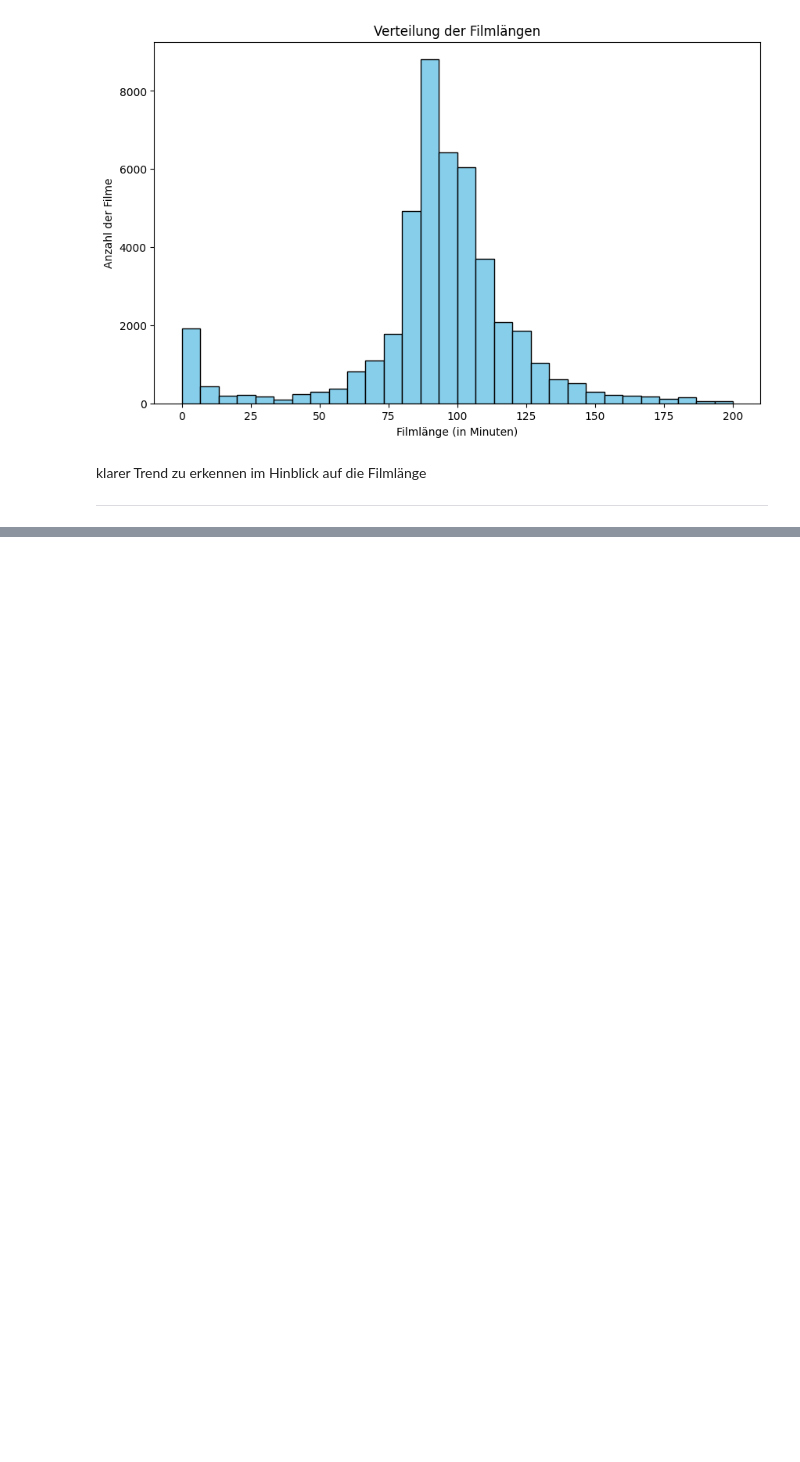
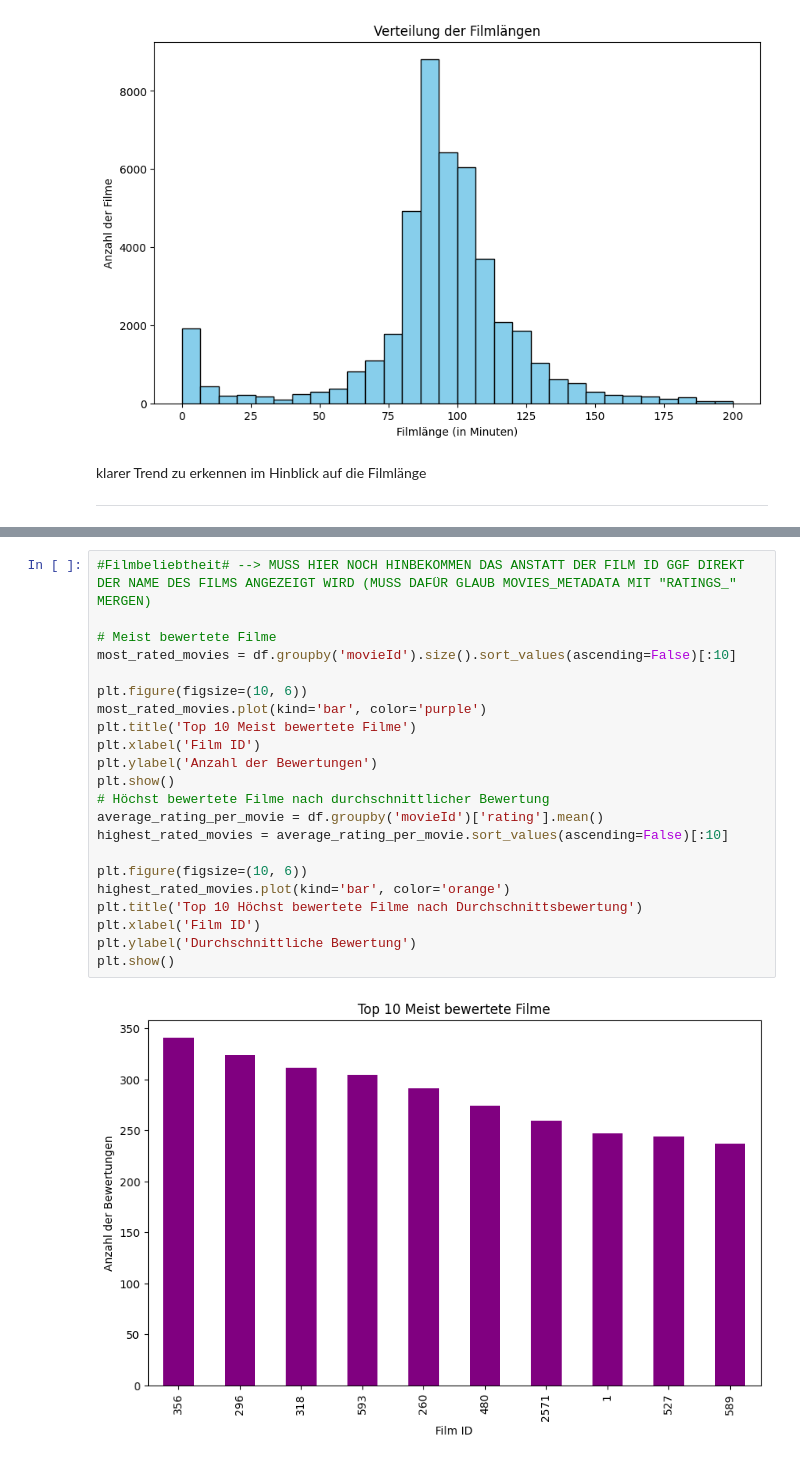
Before and after one commit to Hakan1998/Enterprise-AI-finalproject, a Jupyter notebook: EDA_movie.ipynb, the cells around one changed output, grey strips where cells are left out. Saved outputs shown, nothing was run; the diff lists cells and outputs as text; blank space fills up the shorter version.

```diff
--- a/EDA_movie.ipynb
+++ b/EDA_movie.ipynb
@@ -246,0 +334,24 @@ klarer Trend zu erkennen im Hinblick auf die Filmlänge
+# %%
+#Filmbeliebtheit# --> MUSS HIER NOCH HINBEKOMMEN DAS ANSTATT DER FILM ID GGF DIREKT DER NAME DES FILMS ANGEZEIGT WIRD (MUSS DAFÜR GLAUB MOVIES_METADATA MIT "RATINGS_" MERGEN)
+
+# Meist bewertete Filme
+most_rated_movies = df.groupby('movieId').size().sort_values(ascending=False)[:10]
+
+plt.figure(figsize=(10, 6))
+most_rated_movies.plot(kind='bar', color='purple')
+plt.title('Top 10 Meist bewertete Filme')
+plt.xlabel('Film ID')
+plt.ylabel('Anzahl der Bewertungen')
+plt.show()
+# Höchst bewertete Filme nach durchschnittlicher Bewertung
+average_rating_per_movie = df.groupby('movieId')['rating'].mean()
+highest_rated_movies = average_rating_per_movie.sort_values(ascending=False)[:10]
+
+plt.figure(figsize=(10, 6))
+highest_rated_movies.plot(kind='bar', color='orange')
+plt.title('Top 10 Höchst bewertete Filme nach Durchschnittsbewertung')
+plt.xlabel('Film ID')
+plt.ylabel('Durchschnittliche Bewertung')
+plt.show()
+# %% [output]
+[figure, added]
```
Also changed, not shown: parts of 10 cells of this notebook.
